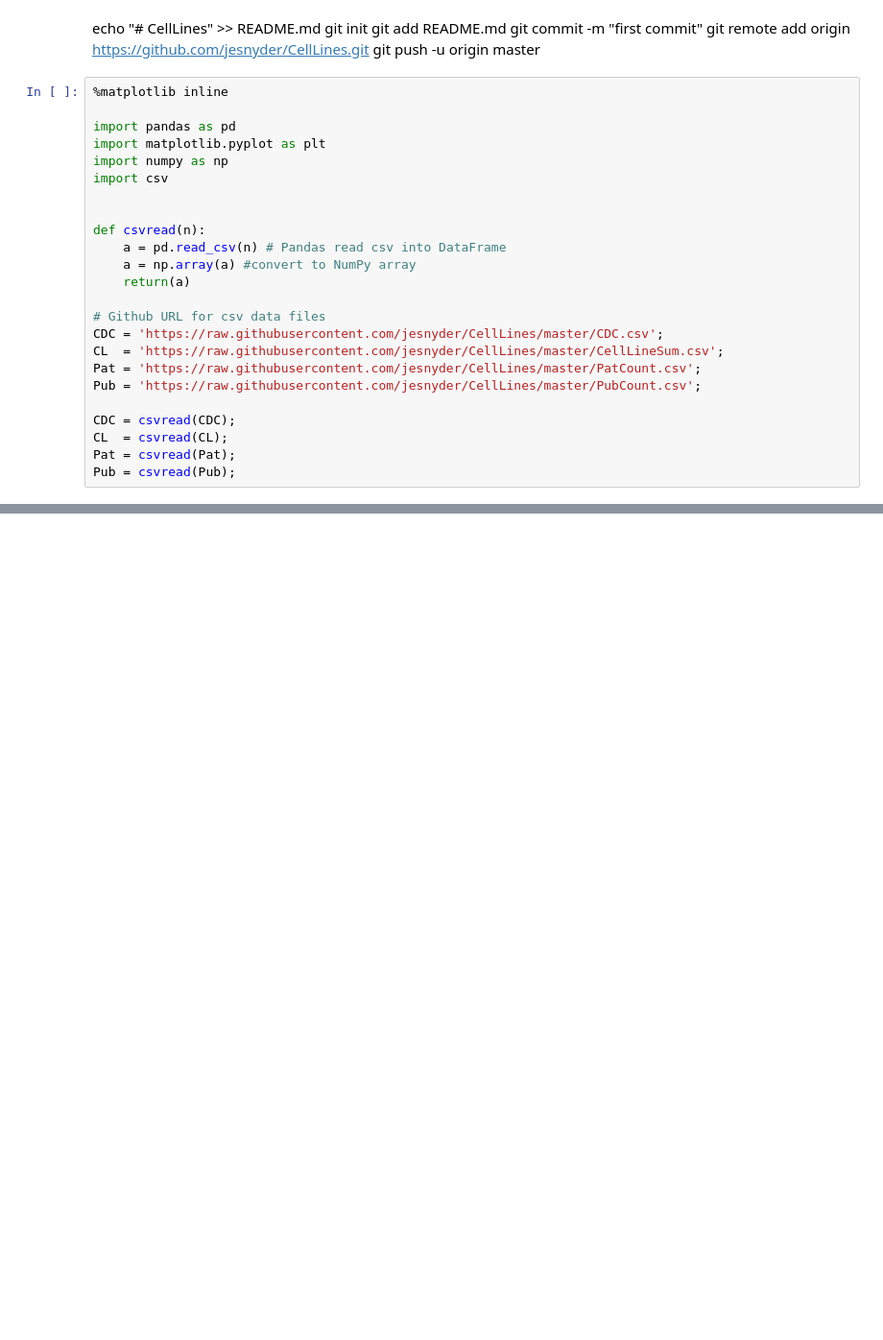
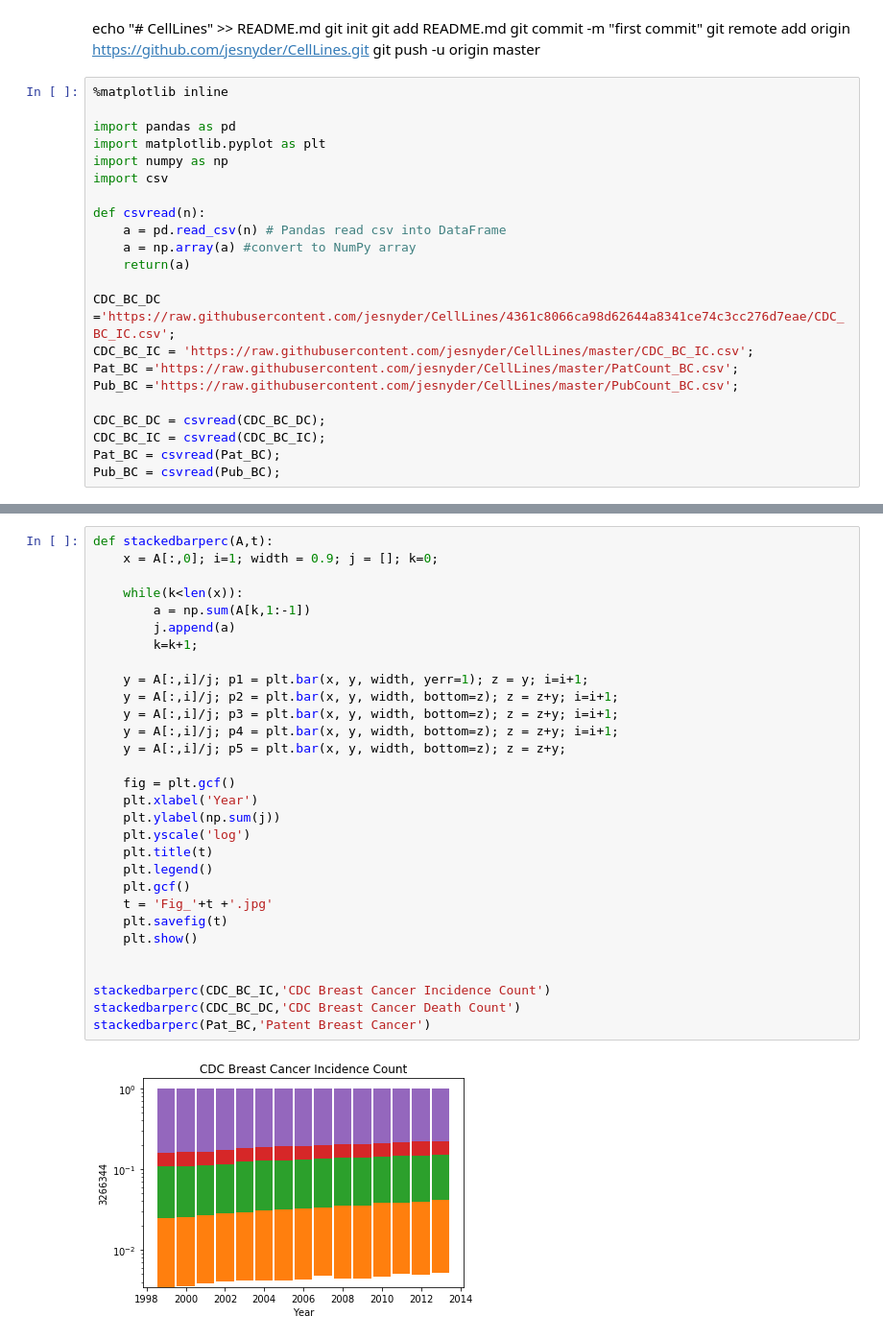
Before and after one commit to jesnyder/CellLines, a Jupyter notebook: EthnicRepresentation.ipynb, the cells around one changed output, grey strips where cells are left out. Shown: that part at 96% size. Drawn from its saved outputs; the diff is of its cells as text; blank space fills up the shorter version.

Commit message:
Moved csv for CDC/publication/patent counts to a folder system

```diff
--- a/EthnicRepresentation.ipynb
+++ b/EthnicRepresentation.ipynb
@@ -22,19 +22,17 @@ import matplotlib.pyplot as plt
 import numpy as np
 import csv
 
-
 def csvread(n):
     a = pd.read_csv(n) # Pandas read csv into DataFrame
     a = np.array(a) #convert to NumPy array
     return(a)
 
-# Github URL for csv data files
-CDC = 'https://raw.githubusercontent.com/jesnyder/CellLines/master/CDC.csv';
-CL  = 'https://raw.githubusercontent.com/jesnyder/CellLines/master/CellLineSum.csv';
-Pat = 'https://raw.githubusercontent.com/jesnyder/CellLines/master/PatCount.csv';
-Pub = 'https://raw.githubusercontent.com/jesnyder/CellLines/master/PubCount.csv';
+CDC_BC_DC ='https://raw.githubusercontent.com/jesnyder/CellLines/4361c8066ca98d62644a8341ce74c3cc276d7eae/CDC_BC_IC.csv';
+CDC_BC_IC = 'https://raw.githubusercontent.com/jesnyder/CellLines/master/CDC_BC_IC.csv';
+Pat_BC ='https://raw.githubusercontent.com/jesnyder/CellLines/master/PatCount_BC.csv';
+Pub_BC ='https://raw.githubusercontent.com/jesnyder/CellLines/master/PubCount_BC.csv';
 
-CDC = csvread(CDC);
-CL  = csvread(CL);
-Pat = csvread(Pat);
-Pub = csvread(Pub);
+CDC_BC_DC = csvread(CDC_BC_DC);
+CDC_BC_IC = csvread(CDC_BC_IC);
+Pat_BC = csvread(Pat_BC);
+Pub_BC = csvread(Pub_BC);
@@ -96,0 +39,32 @@ countbarchart(Pat[:,3],Pat[:,4],'Patent')
+# %%
+def stackedbarperc(A,t):
+    x = A[:,0]; i=1; width = 0.9; j = []; k=0;
+
+    while(k<len(x)):
+        a = np.sum(A[k,1:-1])
+        j.append(a)
+        k=k+1;
+
+    y = A[:,i]/j; p1 = plt.bar(x, y, width, yerr=1); z = y; i=i+1;
+    y = A[:,i]/j; p2 = plt.bar(x, y, width, bottom=z); z = z+y; i=i+1;
+    y = A[:,i]/j; p3 = plt.bar(x, y, width, bottom=z); z = z+y; i=i+1;
+    y = A[:,i]/j; p4 = plt.bar(x, y, width, bottom=z); z = z+y; i=i+1;
+    y = A[:,i]/j; p5 = plt.bar(x, y, width, bottom=z); z = z+y;
+
+    fig = plt.gcf()
+    plt.xlabel('Year')
+    plt.ylabel(np.sum(j))
+    plt.yscale('log')
+    plt.title(t)
+    plt.legend()
+    plt.gcf()
+    t = 'Fig_'+t +'.jpg'
+    plt.savefig(t)
+    plt.show()
+
+
+stackedbarperc(CDC_BC_IC,'CDC Breast Cancer Incidence Count')
+stackedbarperc(CDC_BC_DC,'CDC Breast Cancer Death Count')
+stackedbarperc(Pat_BC,'Patent Breast Cancer')
+# %% [output]
+[figure, added]
```
Also changed, not shown: parts of 6 cells of this notebook, 9 other files.
